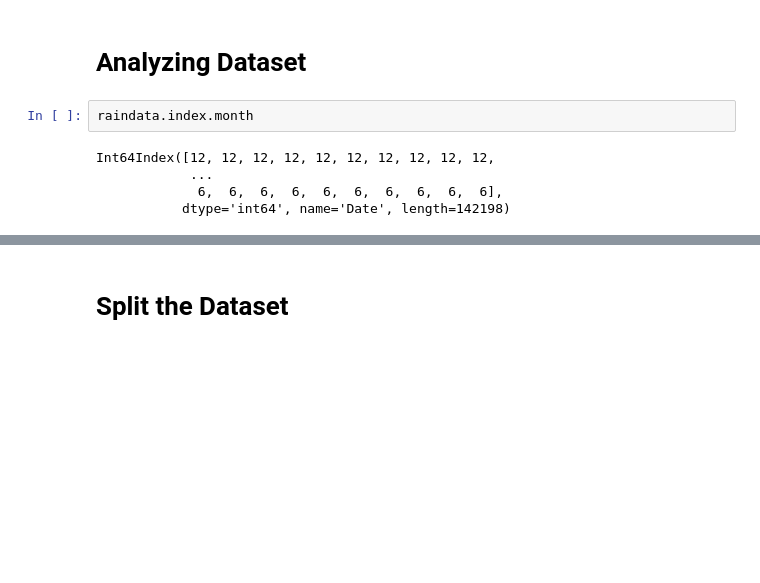
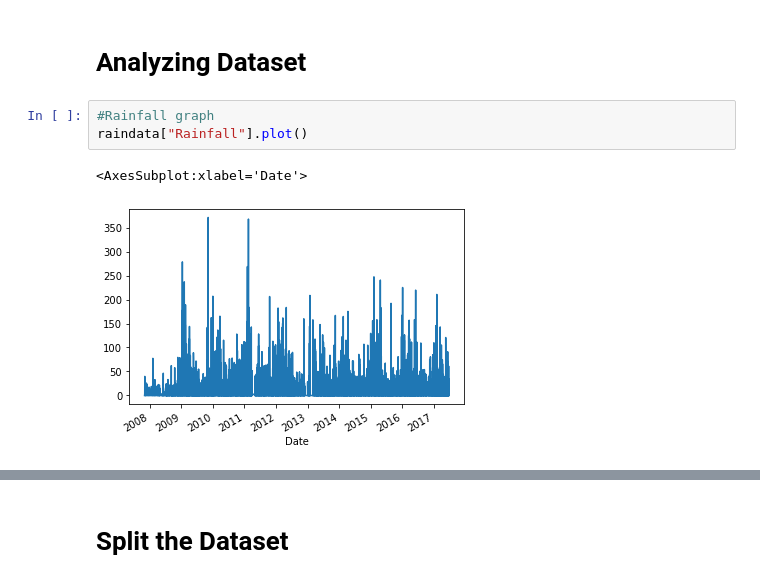
Before and after one commit to sandamaligeethika/ML_Assignment2_IT19120058_IT19120294_IT19147956, a Jupyter notebook: Assignment2.ipynb, the cells around one changed output, grey strips where cells are left out. Cells and saved outputs as stored; diff of their text form; blank space fills up the shorter version.

```diff
--- a/Assignment2.ipynb
+++ b/Assignment2.ipynb
@@ -296,10 +324,9 @@ dtype: int64
 # %% [markdown]
 # Analyzing Dataset
 # %%
-raindata.index.month
+#Rainfall graph
+raindata["Rainfall"].plot()
 # %% [output]
-Int64Index([12, 12, 12, 12, 12, 12, 12, 12, 12, 12,
-            ...
-             6,  6,  6,  6,  6,  6,  6,  6,  6,  6],
-           dtype='int64', name='Date', length=142198)
+<AxesSubplot:xlabel='Date'>
+[figure, added]
 # %%
```
Also changed, not shown: parts of 60 cells of this notebook.
